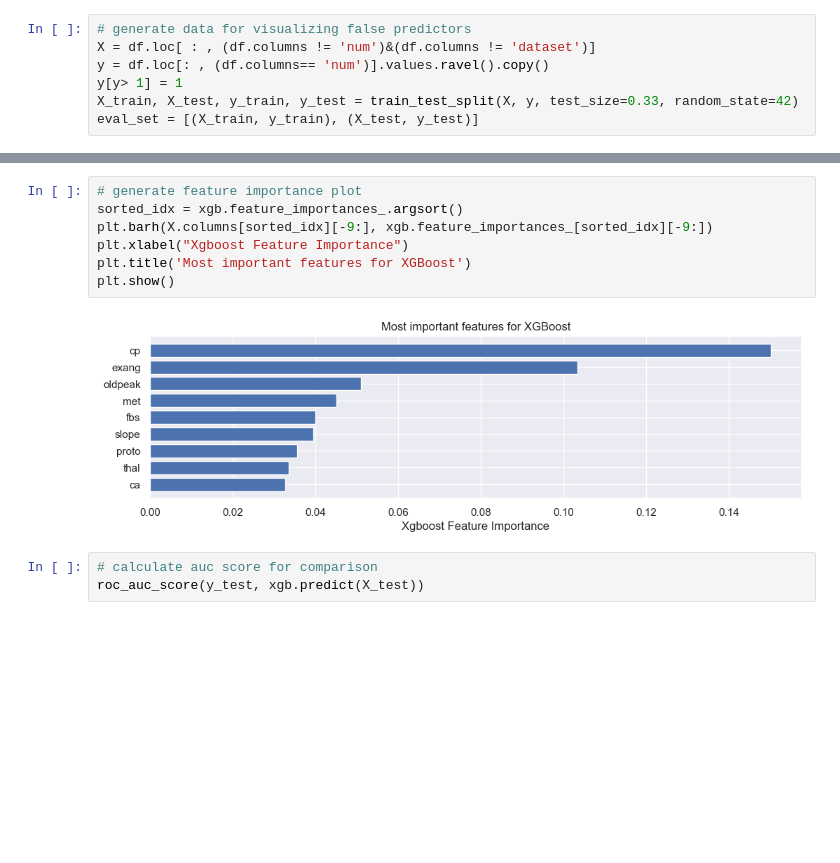
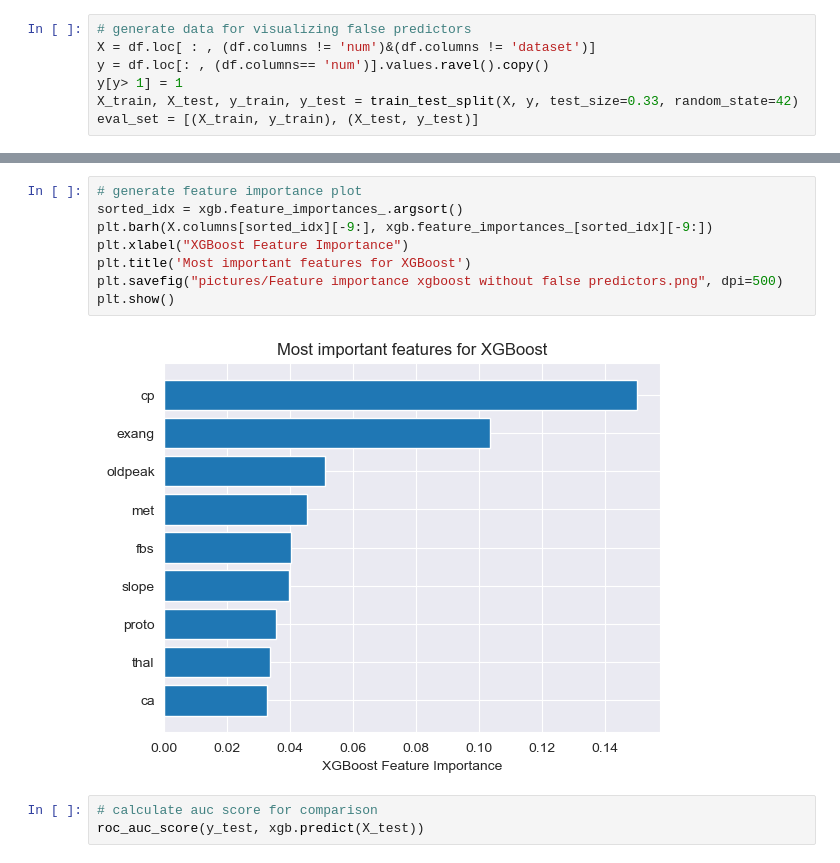
Before and after one commit to FinnHuelsbusch/UniMannheim-DataMining, a Jupyter notebook: Analyse.ipynb, the cells around one changed output, grey strips where cells are left out. Saved outputs shown, nothing was run; the diff lists cells and outputs as text; blank space fills up the shorter version.

```diff
--- a/Analyse.ipynb
+++ b/Analyse.ipynb
@@ -292,12 +298,13 @@ plt.show()
 # %%
 # generate feature importance plot
 sorted_idx = xgb.feature_importances_.argsort()
 plt.barh(X.columns[sorted_idx][-9:], xgb.feature_importances_[sorted_idx][-9:])
-plt.xlabel("Xgboost Feature Importance")
+plt.xlabel("XGBoost Feature Importance")
 plt.title('Most important features for XGBoost')
+plt.savefig("pictures/Feature importance xgboost without false predictors.png", dpi=500)
 plt.show()
 # %% [output]
-[figure, old version]
+[figure, new version]
 # %%
 # calculate auc score for comparison
 roc_auc_score(y_test, xgb.predict(X_test))
```
Also changed, not shown: parts of 29 cells of this notebook, 13 other files.
